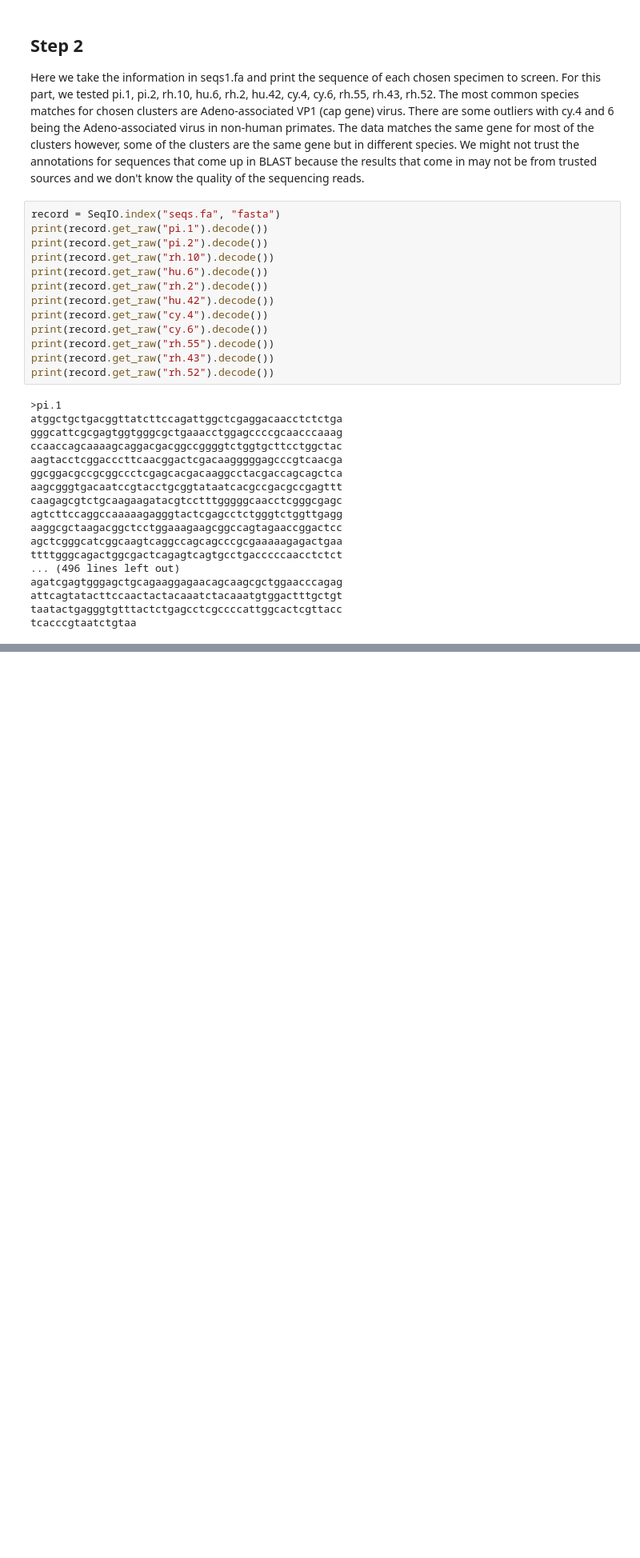
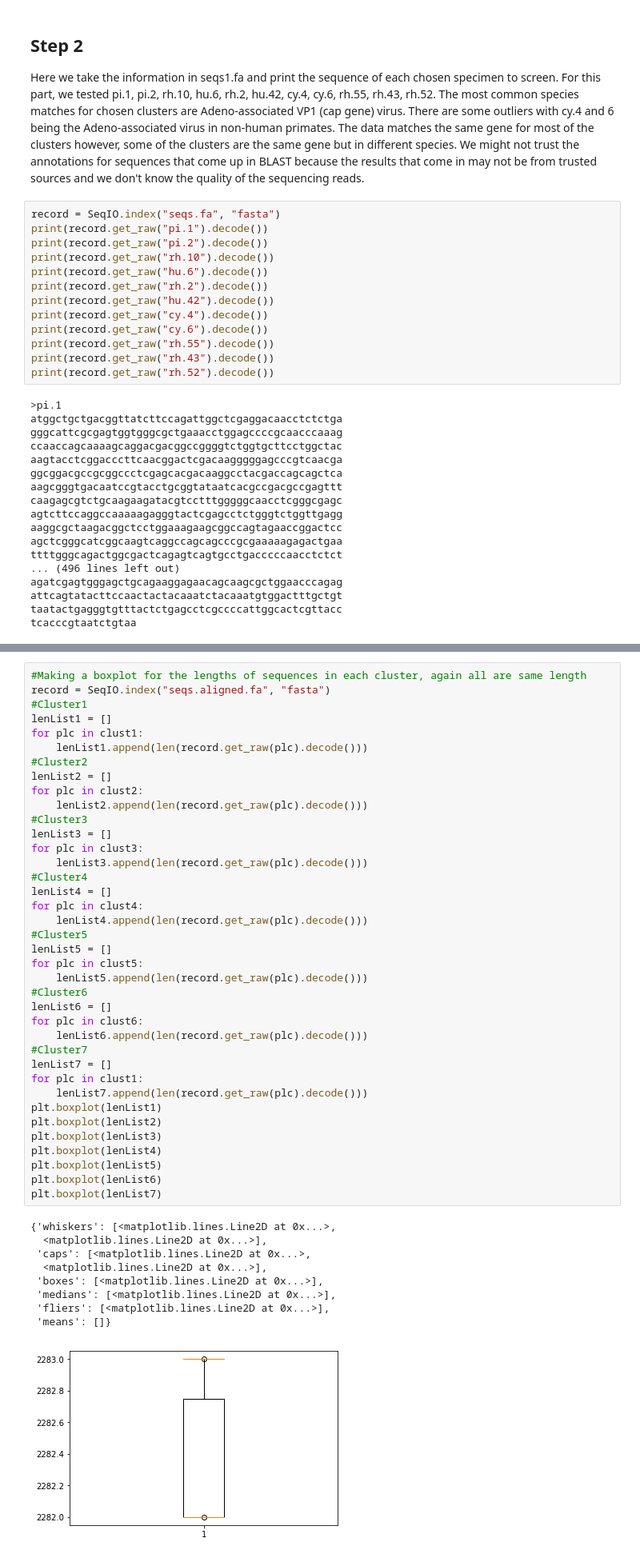
Before and after one commit to rmardikar/bio131test, a Jupyter notebook: Lab2Radhika.ipynb, the cells around one changed output, grey strips where cells are left out. Shown at 80% size. Saved outputs shown, nothing was run; the diff lists cells and outputs as text; blank space fills up the shorter version.

Commit message:
added some boxplot

```diff
--- a/Lab2Radhika.ipynb
+++ b/Lab2Radhika.ipynb
@@ -191,0 +170,48 @@ Text(0.5,1,'Cluster 1')
+# %%
+#Making a boxplot for the lengths of sequences in each cluster, again all are same length
+record = SeqIO.index("seqs.aligned.fa", "fasta")
+#Cluster1
+lenList1 = []
+for plc in clust1:
+    lenList1.append(len(record.get_raw(plc).decode()))
+#Cluster2
+lenList2 = []
+for plc in clust2:
+    lenList2.append(len(record.get_raw(plc).decode()))
+#Cluster3
+lenList3 = []
+for plc in clust3:
+    lenList3.append(len(record.get_raw(plc).decode()))
+#Cluster4
+lenList4 = []
+for plc in clust4:
+    lenList4.append(len(record.get_raw(plc).decode()))
+#Cluster5
+lenList5 = []
+for plc in clust5:
+    lenList5.append(len(record.get_raw(plc).decode()))
+#Cluster6
+lenList6 = []
+for plc in clust6:
+    lenList6.append(len(record.get_raw(plc).decode()))
+#Cluster7
+lenList7 = []
+for plc in clust1:
+    lenList7.append(len(record.get_raw(plc).decode()))
+plt.boxplot(lenList1)
+plt.boxplot(lenList2)
+plt.boxplot(lenList3)
+plt.boxplot(lenList4)
+plt.boxplot(lenList5)
+plt.boxplot(lenList6)
+plt.boxplot(lenList7)
+# %% [output]
+{'whiskers': [<matplotlib.lines.Line2D at 0x...>,
+  <matplotlib.lines.Line2D at 0x...>],
+ 'caps': [<matplotlib.lines.Line2D at 0x...>,
+  <matplotlib.lines.Line2D at 0x...>],
+ 'boxes': [<matplotlib.lines.Line2D at 0x...>],
+ 'medians': [<matplotlib.lines.Line2D at 0x...>],
+ 'fliers': [<matplotlib.lines.Line2D at 0x...>],
+ 'means': []}
+[figure, added]
```
Also changed, not shown: parts of 5 cells of this notebook.
